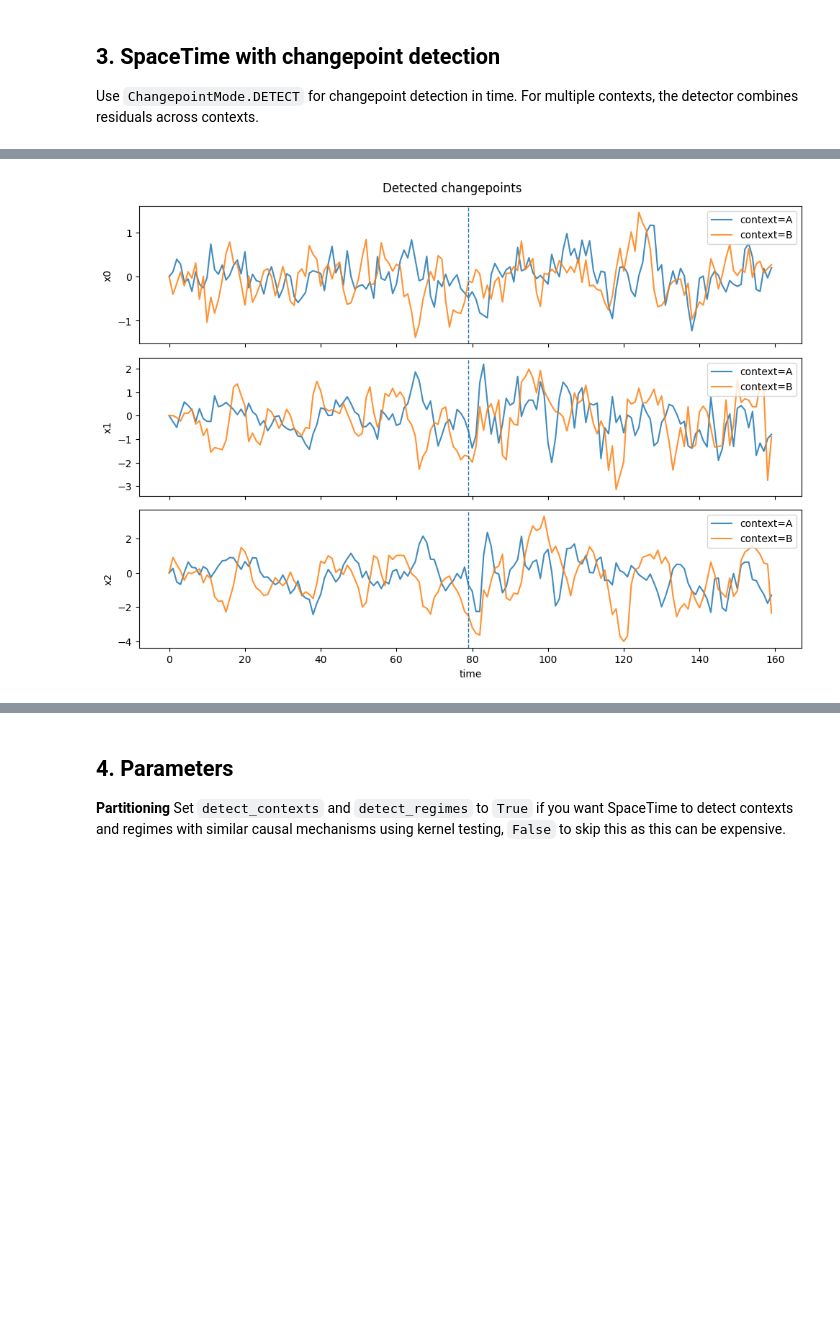
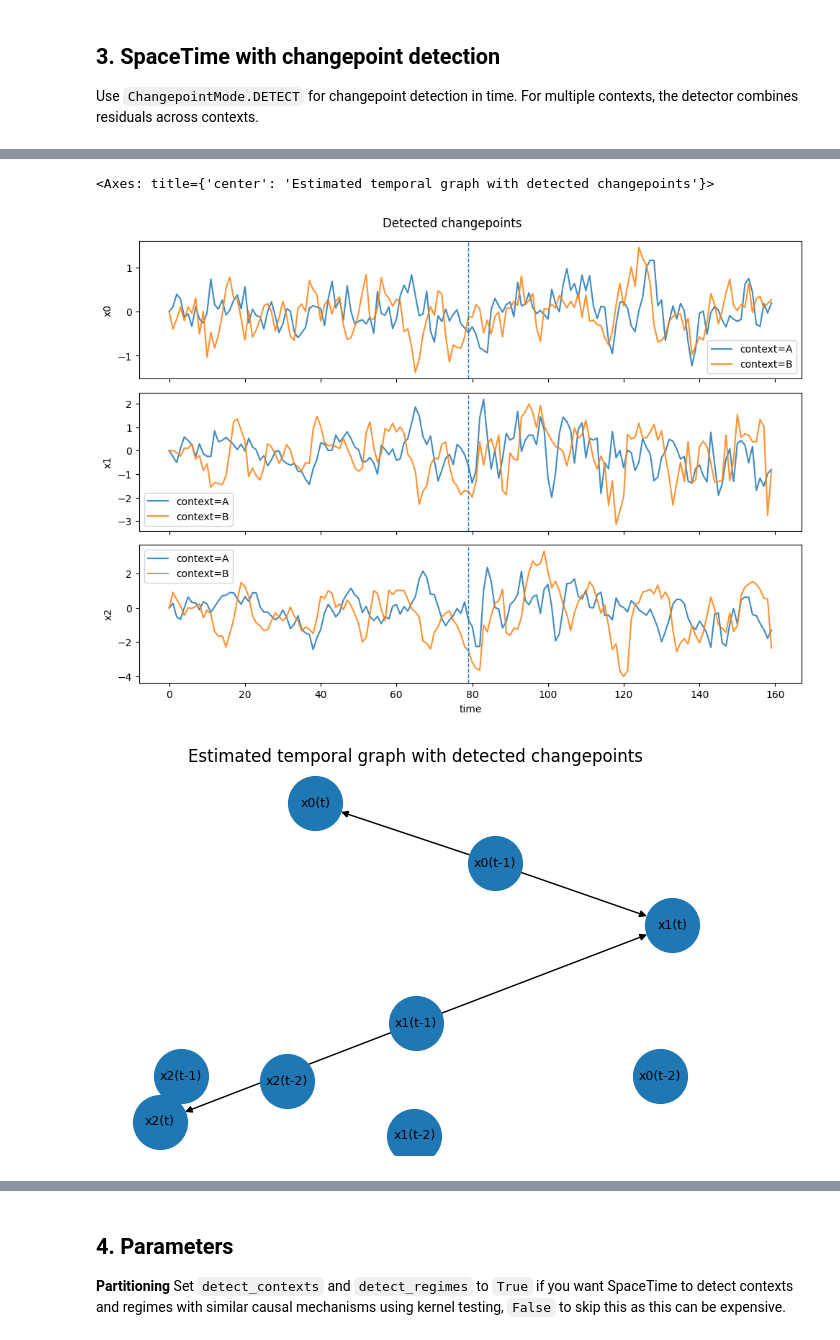
Before and after one commit to srhmm/causalchange, a Jupyter notebook: notebooks/04_spacetime_tutorial.ipynb, the cells around one changed output, grey strips where cells are left out. Cells and saved outputs as stored; diff of their text form; code cells hidden in the pictures; blank space fills up the shorter version.

```diff
--- a/notebooks/04_spacetime_tutorial.ipynb
+++ b/notebooks/04_spacetime_tutorial.ipynb
@@ -307,11 +316,19 @@ Closest changepoint error: 1
 # %%
-plot_panel_timeseries(
+plot_changepoints(
     X,
-    changepoints=cc_detect.result_.changepoints,
+    changepoints=cc_detect.changepoints_,
+    context_col="context",
     title="Detected changepoints",
 )
+
+plot_temporal_graph(
+    cc_detect.graph_,
+    title="Estimated temporal graph with detected changepoints",
+)
 # %% [output]
+<Axes: title={'center': 'Estimated temporal graph with detected changepoints'}>
-[figure, old version]
+[figure, new version]
+[figure, added]
 # %%
 summary = pd.DataFrame(
     [
```
Also changed, not shown: parts of 10 cells of this notebook, 20 other files.
